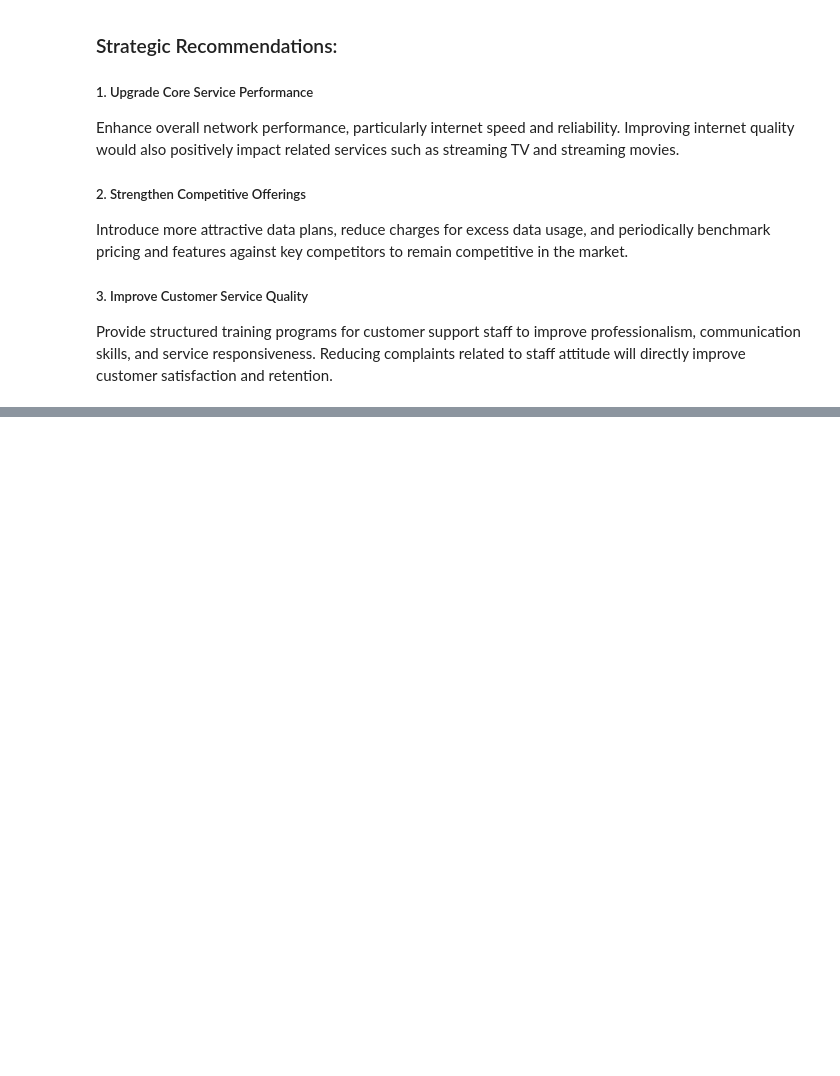
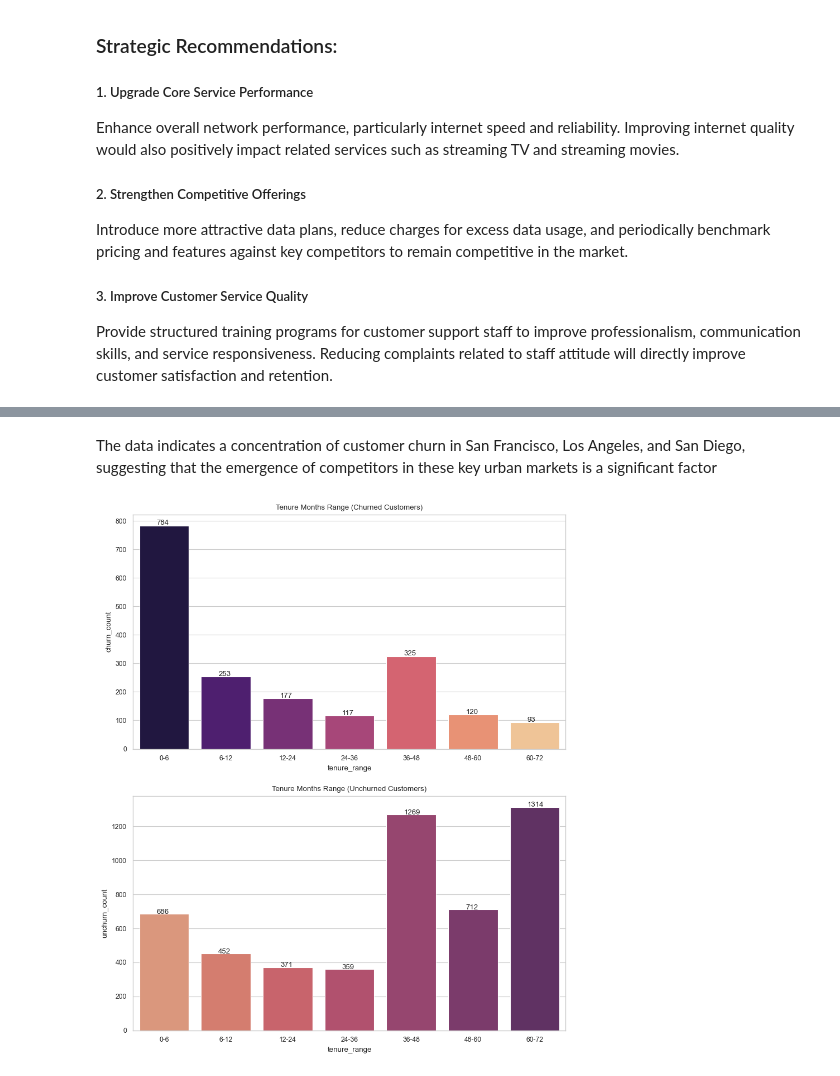
Before and after one commit to mr0ndre/Telco-Customer-Churn-Prediction-, a Jupyter notebook: notebooks/Data Analysis.ipynb, the cells around one changed output, grey strips where cells are left out. Cells and saved outputs as stored; diff of their text form; code cells hidden in the pictures; blank space fills up the shorter version.

```diff
--- a/notebooks/Data Analysis.ipynb
+++ b/notebooks/Data Analysis.ipynb
@@ -212,0 +243,17 @@ Provide structured training programs for customer support staff to improve profe
+# %%
+
+df_service_counts = pd.DataFrame()
+
+for service in services:
+    counts = df_churned_services[service].value_counts().reset_index()
+    counts.columns = ['Value', 'Count']
+    counts['Service'] = service
+
+    pivot = counts.pivot(index='Service', columns='Value', values='Count').reset_index()
+
+    df_service_counts = pd.concat([df_service_counts, pivot], ignore_index=True)
+
+# Fill NaN with 0
+df_service_counts = df_service_counts.fillna(0)
+df_service_counts = df_service_counts.drop(index=[2]).reset_index().drop(columns='index')
+df_service_counts
@@ -221,0 +357,48 @@ fig = px.choropleth(df_churn, geojson=geojson, color="Bergeron",
+# %% [markdown]
+The data indicates a concentration of customer churn in San Francisco, Los Angeles, and San Diego, suggesting that the emergence of competitors in these key urban markets is a significant factor
+# %%
+sns.set_style("whitegrid")
+sns.set_context("paper")
+sns.set_palette("RdYlGn_r")
+
+binn = [0, 6, 12, 18, 24, 48, 60, 72]
+labels = ['0-6', '6-12', '12-24', '24-36', '36-48','48-60', '60-72']
+
+df_churn = df[df['Churn Value'] == 1].copy()
+df_unchurn = df[df['Churn Value'] == 0].copy()
+
+df_churn['tenure_range'] = pd.cut(x=df['Tenure Months'], bins=binn, labels=labels)
+df_unchurn['tenure_range'] = pd.cut(x=df['Tenure Months'], bins=binn, labels=labels)
+
+df_churn_grouped = df_churn.groupby('tenure_range').size().reset_index(name='churn_count')
+df_unchurn_grouped = df_unchurn.groupby('tenure_range').size().reset_index(name='unchurn_count')
+
+fig, ax = plt.subplots(2, 1, figsize=(10, 12))
+
+
+# Plot 1: Churned
+sns.barplot(
+    data=df_churn_grouped,
+    x='tenure_range',
+    y='churn_count',
+    ax=ax[0],
+    palette='',
+)
+ax[0].set_title('Tenure Months Range (Churned Customers)')
+for i, v in enumerate(df_churn_grouped['churn_count']):
+    ax[0].text(i - 0.12, v + 3, str(v))
+
+
+# Plot 2: Unchurned
+sns.barplot(
+    data=df_unchurn_grouped,
+    x='tenure_range',
+    y='unchurn_count',
+    ax=ax[1],
+    palette='flare',
+)
+ax[1].set_title('Tenure Months Range (Unchurned Customers)')
+for i, v in enumerate(df_unchurn_grouped['unchurn_count']):
+    ax[1].text(i - 0.12, v + 1, str(v))
+# %% [output]
+[figure, added]
```
Also changed, not shown: parts of 10 cells of this notebook.
